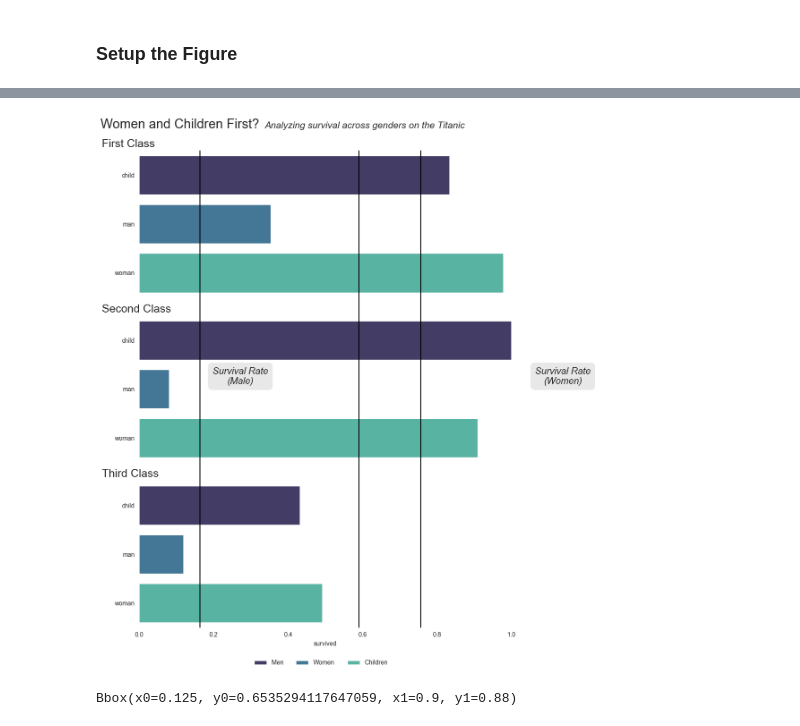
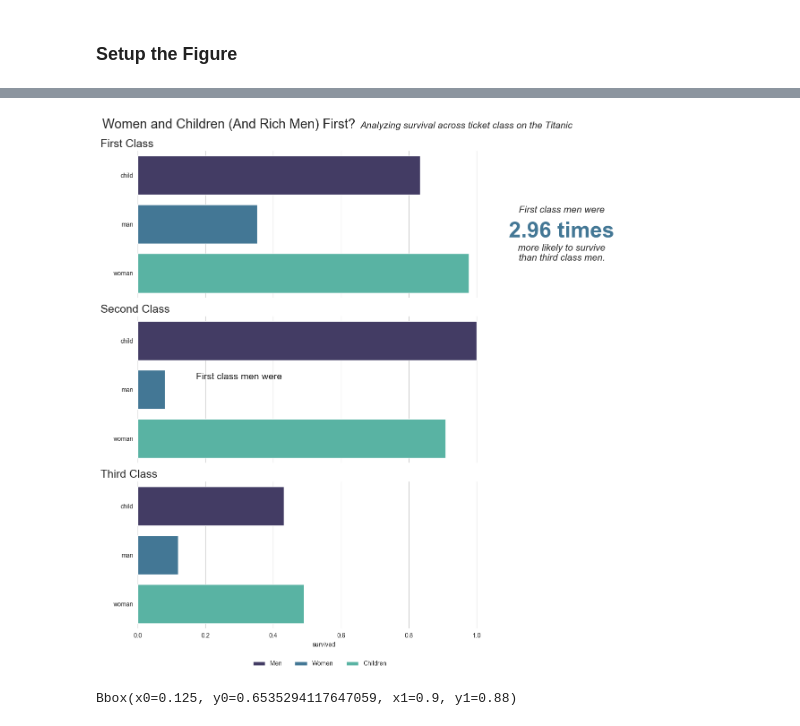
Before and after one commit to IMOsbo/DATA6550-Visualization, a Jupyter notebook: Code/Osborne/IsaiahOsborneVisualization.ipynb, the cells around one changed output, grey strips where cells are left out. Drawn from its saved outputs; the diff is of its cells as text; code cells hidden in the pictures.

```diff
--- a/Code/Osborne/IsaiahOsborneVisualization.ipynb
+++ b/Code/Osborne/IsaiahOsborneVisualization.ipynb
@@ -50,4 +49,0 @@ titanic["pclass"].unique()
-# %%
-classes = ["First Class", "Second Class", "Third Class"]
-# %%
-sns.set_style("white")
@@ -84,13 +67,13 @@ for i in range(3):
         palette="mako",
     )
 
-    graph.set_xlim((0, 1))
+    graph.set_xlim((0, 1.1))
 
     graph.set_frame_on(False)
     graph.set_ylabel("")
 
     if i != 2:
-        graph.get_xaxis().set_ticks([])
+        graph.set_xticklabels([])
         graph.set_xlabel("")
 
     graph.set_title(classes[i], loc="left", x=-0.1, fontdict={"size": 18})
@@ -99,49 +82,67 @@ for i in range(3):
 # https://matplotlib.org/stable/api/_as_gen/matplotlib.pyplot.figlegend.html
 plt.figlegend(
     title=None,
     loc="lower center",
     bbox_to_anchor=(0, -0.05, 1, 1),
     labels=["Men", "Women", "Children"],
     ncols=3,
     frameon=False,
 )
 figure.subplots_adjust(top=0.92)
 # https://stackoverflow.com/questions/7066121/how-to-set-a-single-main-title-above-all-the-subplots
-figure.suptitle("Women and Children First?", size=21, x=0.15)
+figure.suptitle("Women and Children (And Rich Men) First?", size=21, x=0.275)
+
+# fancy subtitle!
+figure.text(
+    0.6,
+    0.962,
+    "Analyzing survival across ticket class on the Titanic",
+    size=15,
+    style="italic",
+)
+
 
 figure.text(
-    0.36,
-    0.962,
-    "Analyzing survival across genders on the Titanic",
+    1.10,
+    0.81,
+    "First class men were",
+    ha="center",
+    va="center",
     size=15,
     style="italic",
 )
 
 figure.text(
-    0.3,
-    0.5,
-    "Survival Rate\n(Male)",
+    1.10,
+    0.77,
+    f"{survivalIncreaseRichMen:.2f} times",
+    ha="center",
+    va="center",
+    size=35,
+    fontweight="bold",
+    color="#437795",
+)
+
+figure.text(
+    1.10,
+    0.73,
+    "more likely to survive\nthan third class men.",
     ha="center",
     va="center",
     size=15,
     style="italic",
-    bbox=dict(boxstyle="round,pad=0.5", fc="lightgray", alpha=0.5),
 )
 
+# I know it's icky, but it stretches out the figure for us...
 figure.text(
-    1.1,
+    1.25,
     0.5,
-    "Survival Rate\n(Women)",
-    ha="center",
-    va="center",
-    size=15,
-    style="italic",
-    bbox=dict(boxstyle="round,pad=0.5", fc="lightgray", alpha=0.5),
+    " ",
 )
 
 plt.show()
 # %% [output]
-[figure, old version]
+[figure, new version]
 # %%
 # axis[0].set_title("How does gender affect survival rates?")
 # %% [output]
```
Also changed, not shown: parts of 5 cells of this notebook.
